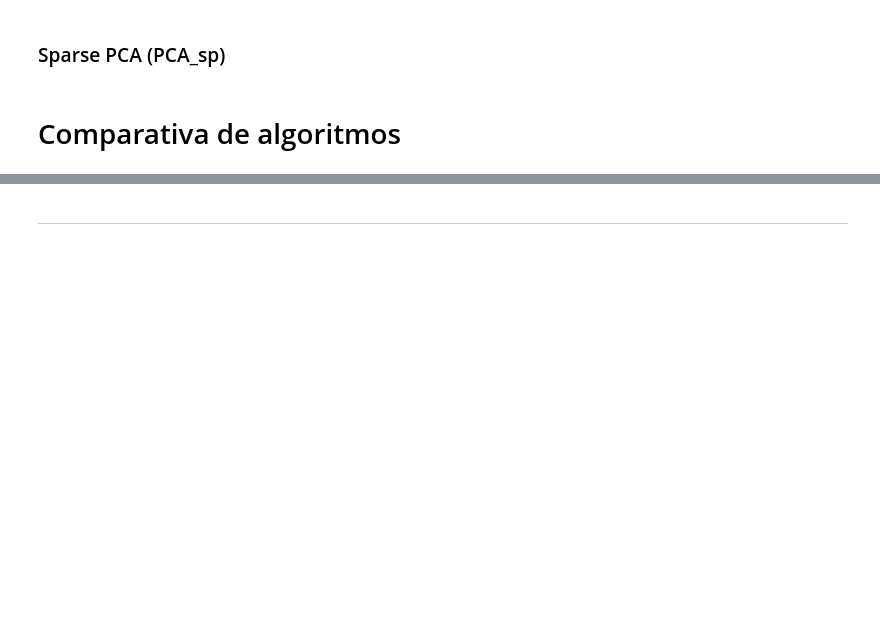
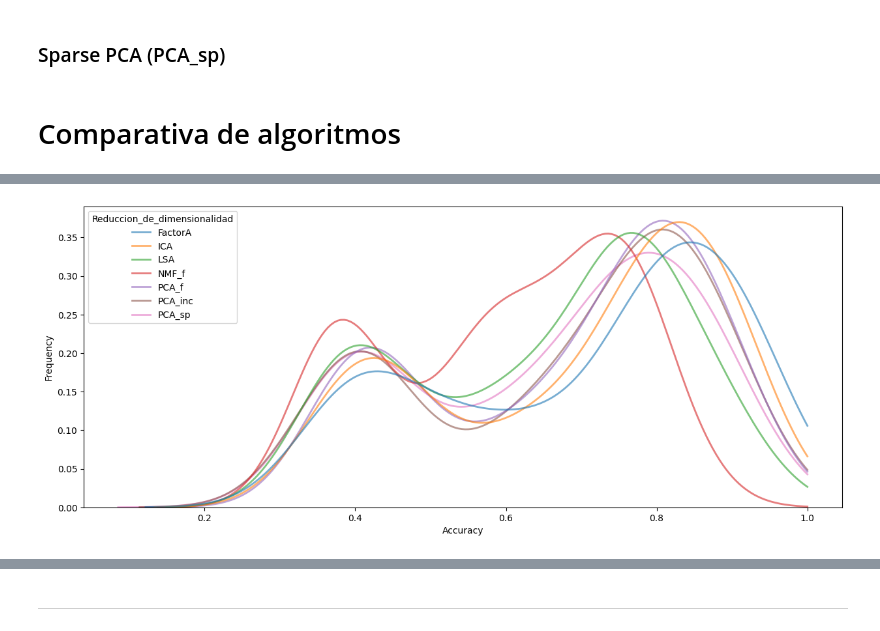
Before and after one commit to dcalonge/TFM, a Jupyter notebook: tfm.ipynb, the cells around one changed output, grey strips where cells are left out. Cells and saved outputs as stored; diff of their text form; code cells hidden in the pictures; blank space fills up the shorter version.

```diff
--- a/tfm.ipynb
+++ b/tfm.ipynb
@@ -773,0 +706,11 @@ df_results
+# %%
+import matplotlib.pyplot as plt
+import seaborn as sns
+
+plt.figure(figsize=(15, 6))
+sns.kdeplot(data=df_results, x='accuracy', hue='Reduccion_de_dimensionalidad', fill=False, alpha=0.6, linewidth=2, clip=(0, 1))  # Stacked histograms with kdeplt.title('Distribution of Age')
+plt.xlabel('Accuracy')
+plt.ylabel('Frequency')
+plt.show()
+# %% [output]
+[figure, added]
```
Also changed, not shown: parts of 30 cells of this notebook.
